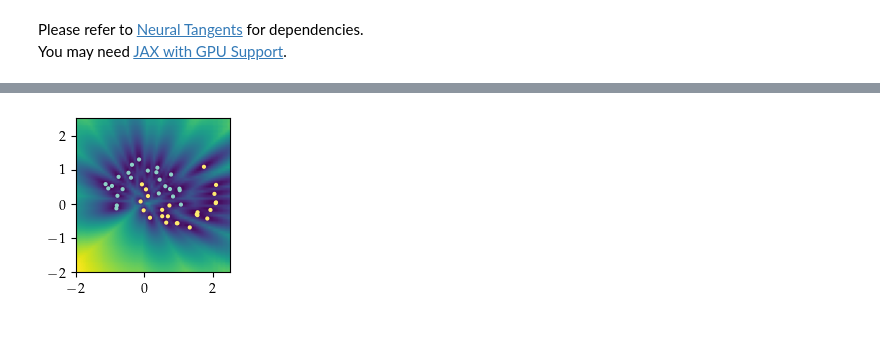
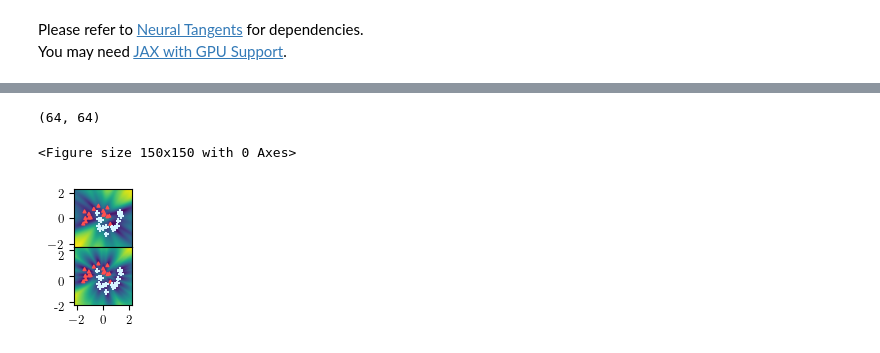
Before and after one commit to betairylia/Active-learning-features, a Jupyter notebook: refactored-aaai25/infwidth-classification.ipynb, the cells around one changed output, grey strips where cells are left out. Cells and saved outputs as stored; diff of their text form; code cells hidden in the pictures.

```diff
--- a/refactored-aaai25/infwidth-classification.ipynb
+++ b/refactored-aaai25/infwidth-classification.ipynb
@@ -99,2 +119,24 @@ y_upper = ntk_mean + ntk_std * cov_scale
+# %%
+from tqdm.notebook import tqdm
+
+t = 6e3
+n_samples = 20
+
+y_vals = []
+for i in tqdm(range(n_samples)):
+    key, net_key = random.split(key)
+    _, params = init_fn(key, input_shape=x_tr.shape)
+    y_tr_init = apply_fn(params, x_tr)
+    y_va_init = apply_fn(params, x_va)
+    # help(predict_fn)
+    _, y_val_ntk = predict_fn(t, y_tr_init, y_va_init, Ozx)
+    y_vals.append(y_val_ntk.reshape(N_val, N_val))
+
+y_vals = np.stack(y_vals)
+ntk_std = y_vals.std(0)
+print(ntk_std.shape)
+# plt.imshow(y_val_ntk.reshape(N_val, N_val))
+# %% [output]
+(64, 64)
 # %%
 ##################### Upper bound by Gronwall Inequality ######################
@@ -114,17 +174,48 @@ UB_mean = Ozz + mean_term
 # %%
+from matplotlib.ticker import FixedLocator, FuncFormatter
 ############################### VISUALIZATION #################################
 plt.style.use('./aaai25.mplstyle')
 plt.tight_layout()
 # plt.figure(figsize = (2, 2))
 
-plt.scatter(x_tr[:, 0], x_tr[:, 1], s = 4, c = y_tr, cmap = 'Set3')
-# plt.imshow(ntk_std.reshape(N_val, N_val), origin = 'lower', extent = (X_min, X_max, Y_min, Y_max), interpolation = 'lanczos')
-plt.imshow(UB.reshape(N_val, N_val), origin = 'lower', extent = (X_min, X_max, X_min, X_max))
+fig, (ax1, ax2) = plt.subplots(2, 1, sharex=True)
+
+# Remove top and bottom spines from top and bottom subplots respectively
+# ax1.spines['bottom'].set_visible(False)
+# ax2.spines['top'].set_visible(False)
+
+# Adjust the positions of the subplots
+fig.subplots_adjust(hspace=0)
+
+# Get the current positions
+pos1 = ax1.get_position()
+pos2 = ax2.get_position()
+
+# ax1.set_xticks([])
+
+# Set new positions
+ax1.set_position([pos1.x0, pos1.y0, pos1.width, pos1.height * 1.005])
+ax2.set_position([pos2.x0, pos2.y0, pos2.width, pos2.height * 1.005])
+
+im_cmap = create_custom_colormap('#ffffff', '#0496ff')
+
+ax1.scatter(x_tr[:, 0], x_tr[:, 1], s = 4, color = "#ff4f4f", alpha = (y_tr == 0), marker = '^')
+ax1.scatter(x_tr[:, 0], x_tr[:, 1], s = 15, color = "#d6f5ff", alpha = (y_tr == 1), marker = '+')
+
+ax2.scatter(x_tr[:, 0], x_tr[:, 1], s = 4, color = "#ff4f4f", alpha = (y_tr == 0), marker = '^')
+ax2.scatter(x_tr[:, 0], x_tr[:, 1], s = 15, color = "#d6f5ff", alpha = (y_tr == 1), marker = '+')
+# plt.imshow(y_vals[2].reshape(N_val, N_val), origin = 'lower', extent = (X_min, X_max, Y_min, Y_max), interpolation = 'lanczos')
+ax1.imshow(ntk_std, origin = 'lower', extent = (X_min, X_max, Y_min, Y_max), interpolation = 'lanczos')
+ax2.imshow((UB.reshape(N_val, N_val)), origin = 'lower', extent = (X_min, X_max, X_min, X_max))
 # plt.colorbar()
+
+# ax1.set_yticklabels(['?', '-2', '0', '2'], va='bottom')
+ax2.set_yticklabels(['?', '-2', '0', '2'], va='top')
 
 # plt.legend()
 # plt.savefig("test.png", dpi=300)
-plt.savefig("toy-classification-UB.pdf", format="pdf")
+plt.savefig("toy-classification-both.pdf", format="pdf", bbox_inches = 'tight')
 # plt.show()
 # %% [output]
+<Figure size 150x150 with 0 Axes>
-[figure, old version]
+[figure, new version]
```
Also changed, not shown: parts of 7 cells of this notebook, 9 other files.
